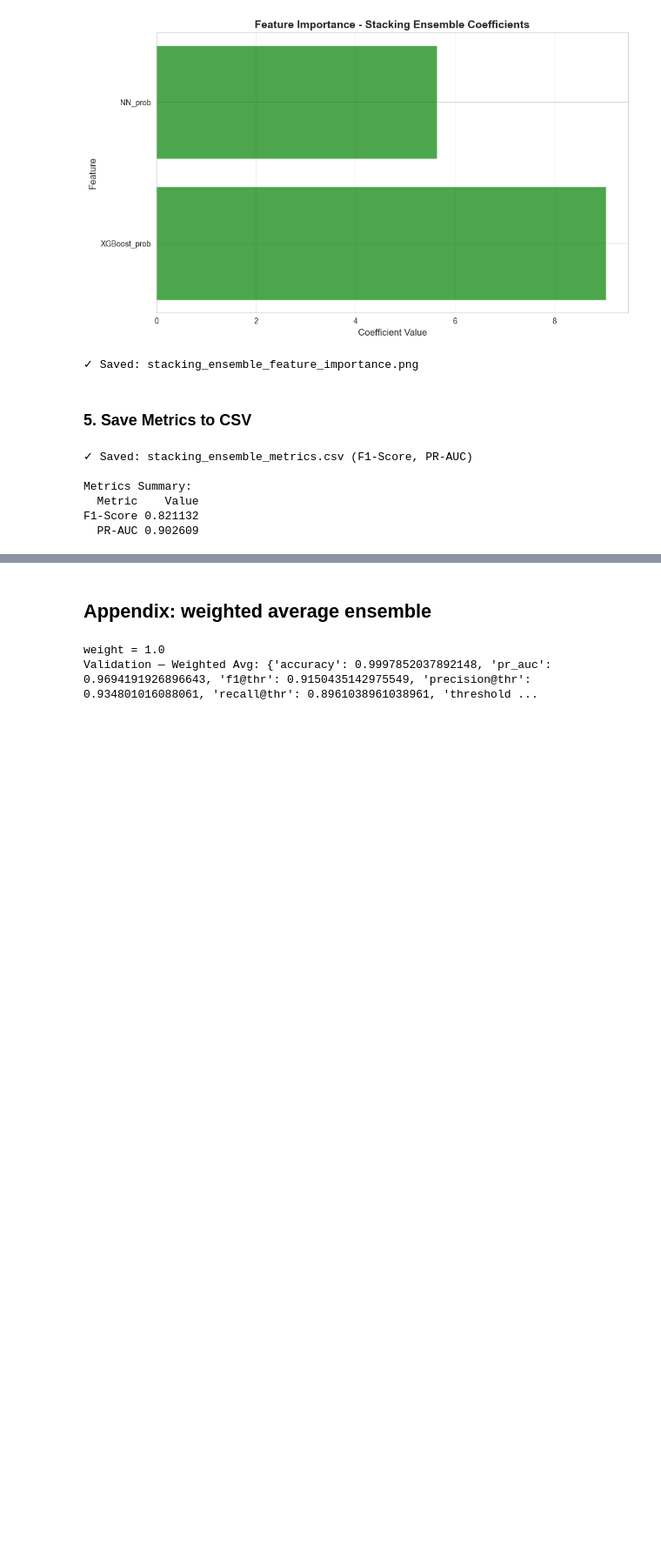
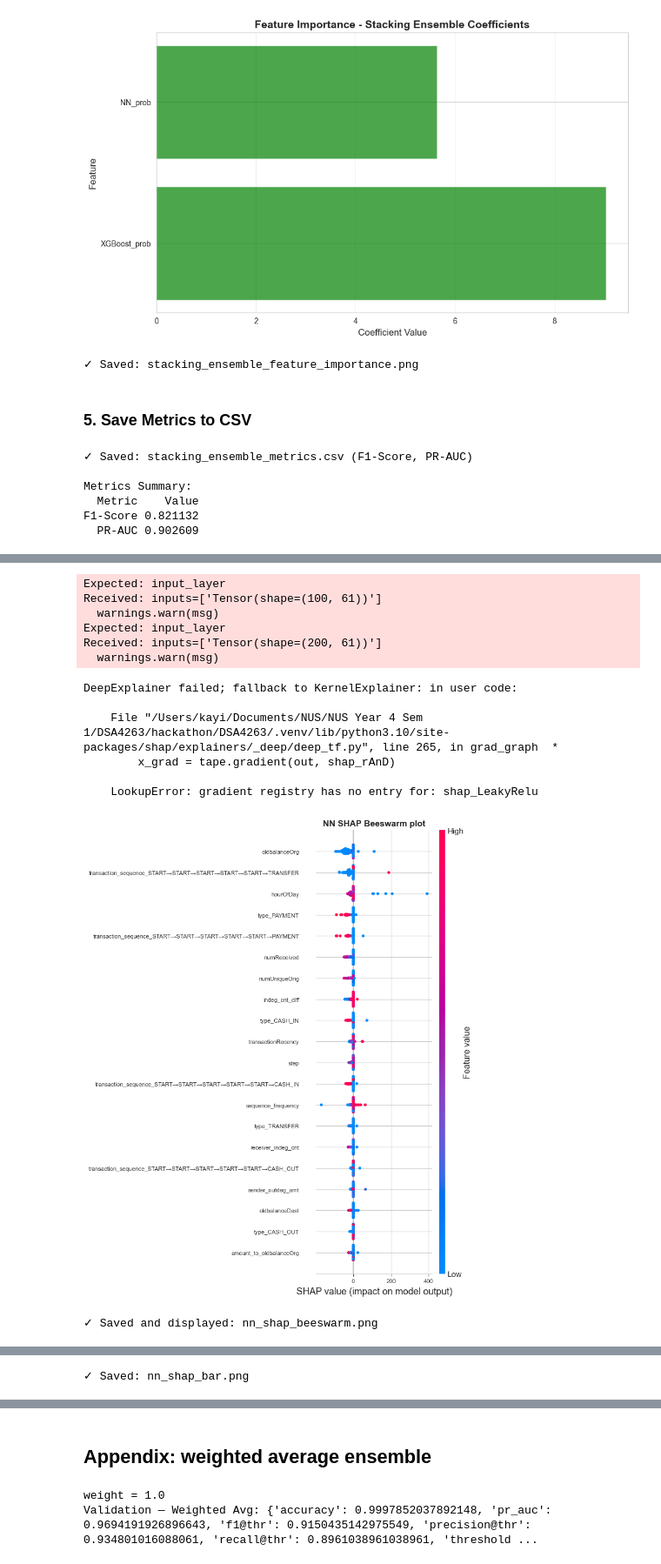
Before and after one commit to jl5045/DSA4263, a Jupyter notebook: notebooks/6_Ensemble_Model.ipynb, the cells around one changed output, grey strips where cells are left out. Shown: that part at 87% size. Drawn from its saved outputs; the diff is of its cells as text; code cells hidden in the pictures; blank space fills up the shorter version.

Commit message:
shap

```diff
--- a/notebooks/6_Ensemble_Model.ipynb
+++ b/notebooks/6_Ensemble_Model.ipynb
@@ -549,0 +605,19 @@ F1-Score 0.821132
+# %%
+# ------------------------------------------------------------
+# 2) Align a common validation sample across all explainers
+# ------------------------------------------------------------
+n = min(len(Xval_xgb), len(Xval_nn))
+sample_n = min(100, n)
+idx = rng.choice(np.arange(n), size=sample_n, replace=False)
+
+# XGB slice (keep dtypes; important for categorical)
+Xval_xgb_sample = Xval_xgb.iloc[idx].copy()
+xgb_feature_names = Xval_xgb_sample.columns.tolist()
+
+# NN slice (scaled numeric matrix)
+Xval_nn_sample = Xval_nn[idx]
+feature_names_nn = X_val_final.columns.tolist()
+Xval_nn_df_sample = pd.DataFrame(Xval_nn_sample, columns=feature_names_nn)
+
+# Meta slice
+P_val_sample = P_val[idx, :]
@@ -549,0 +626,59 @@ F1-Score 0.821132
+# %%
+# 3) SHAP for NN
+val_sample_size = min(100, Xval_nn.shape[0])
+bg_size = min(100, Xtrain_nn.shape[0])
+background_nn  = Xtrain_nn[:bg_size]
+
+try:
+    explainer_nn = shap.DeepExplainer(nn_model, background_nn)
+    shap_values_nn = explainer_nn.shap_values(Xval_nn_sample)
+    if isinstance(shap_values_nn, list): shap_values_nn = shap_values_nn[0]
+    print("Using DeepExplainer for NN.")
+except Exception as e:
+    print("DeepExplainer failed; fallback to KernelExplainer:", e)
+    explainer_nn = shap.KernelExplainer(lambda x: nn_prob(nn_model, x), background_nn)
+    shap_values_nn = explainer_nn.shap_values(Xval_nn_sample, nsamples=100)
+    if isinstance(shap_values_nn, list): shap_values_nn = shap_values_nn[0]
+
+Xval_nn_df = pd.DataFrame(Xval_nn_sample, columns=feature_names_nn)
+
+# Beeswarm
+plt.figure(figsize=(10,6))
+plt.title("NN SHAP Beeswarm plot", fontsize=12, fontweight="bold")
+shap.summary_plot(shap_values_nn * 1000, Xval_nn_df, show=False)
+plt.yticks(fontsize=8)
+plt.xticks(fontsize=8)
+plt.tight_layout()
+plt.savefig(
+    os.path.join(plots_dir, "nn_shap_beeswarm.png"),
+    dpi=300,
+    bbox_inches="tight"
+)
+plt.show()
+print("✓ Saved and displayed: nn_shap_beeswarm.png")
+
+# Bar
+plt.figure(figsize=(8,5))
+plt.title("NN SHAP Bar plot", fontsize=12, fontweight="bold")
+shap.summary_plot(shap_values_nn*1000, Xval_nn_df, plot_type="bar", show=False)
+plt.yticks(fontsize=8)
+plt.xticks(fontsize=8)
+plt.tight_layout()
+plt.savefig(os.path.join(plots_dir, "nn_shap_bar.png"), dpi=300, bbox_inches="tight")
+plt.show()
+print("✓ Saved: nn_shap_bar.png")
+# %% [output]
+Expected: input_layer
+Received: inputs=['Tensor(shape=(100, 61))']
+  warnings.warn(msg)
+Expected: input_layer
+Received: inputs=['Tensor(shape=(200, 61))']
+  warnings.warn(msg)
+DeepExplainer failed; fallback to KernelExplainer: in user code:
+
+    File "/Users/kayi/Documents/NUS/NUS Year 4 Sem 1/DSA4263/hackathon/DSA4263/.venv/lib/python3.10/site-packages/shap/explainers/_deep/deep_tf.py", line 265, in grad_graph  *
+        x_grad = tape.gradient(out, shap_rAnD)
+
+    LookupError: gradient registry has no entry for: shap_LeakyRelu
+[figure, added]
+✓ Saved and displayed: nn_shap_beeswarm.png
@@ -549,0 +686 @@ F1-Score 0.821132
+✓ Saved: nn_shap_bar.png
```
Also changed, not shown: parts of 12 cells of this notebook.
